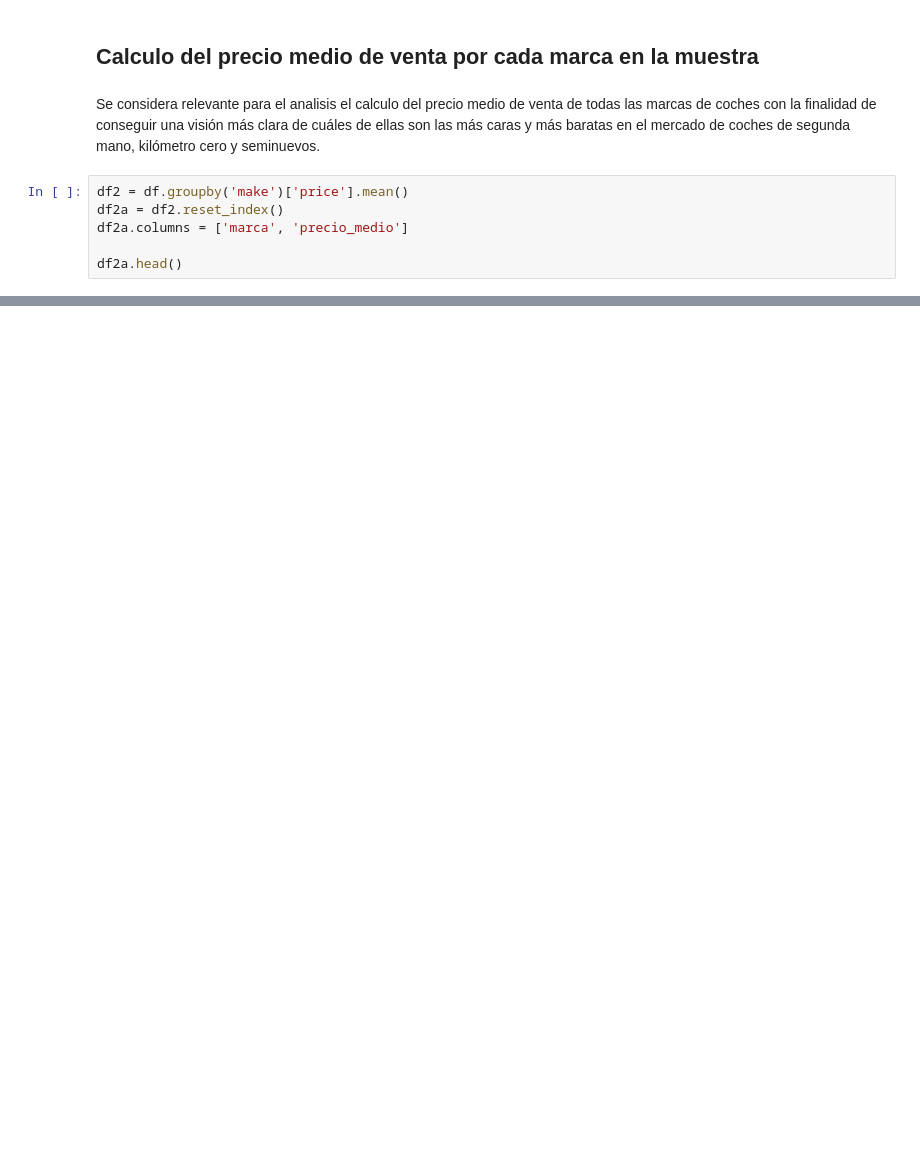
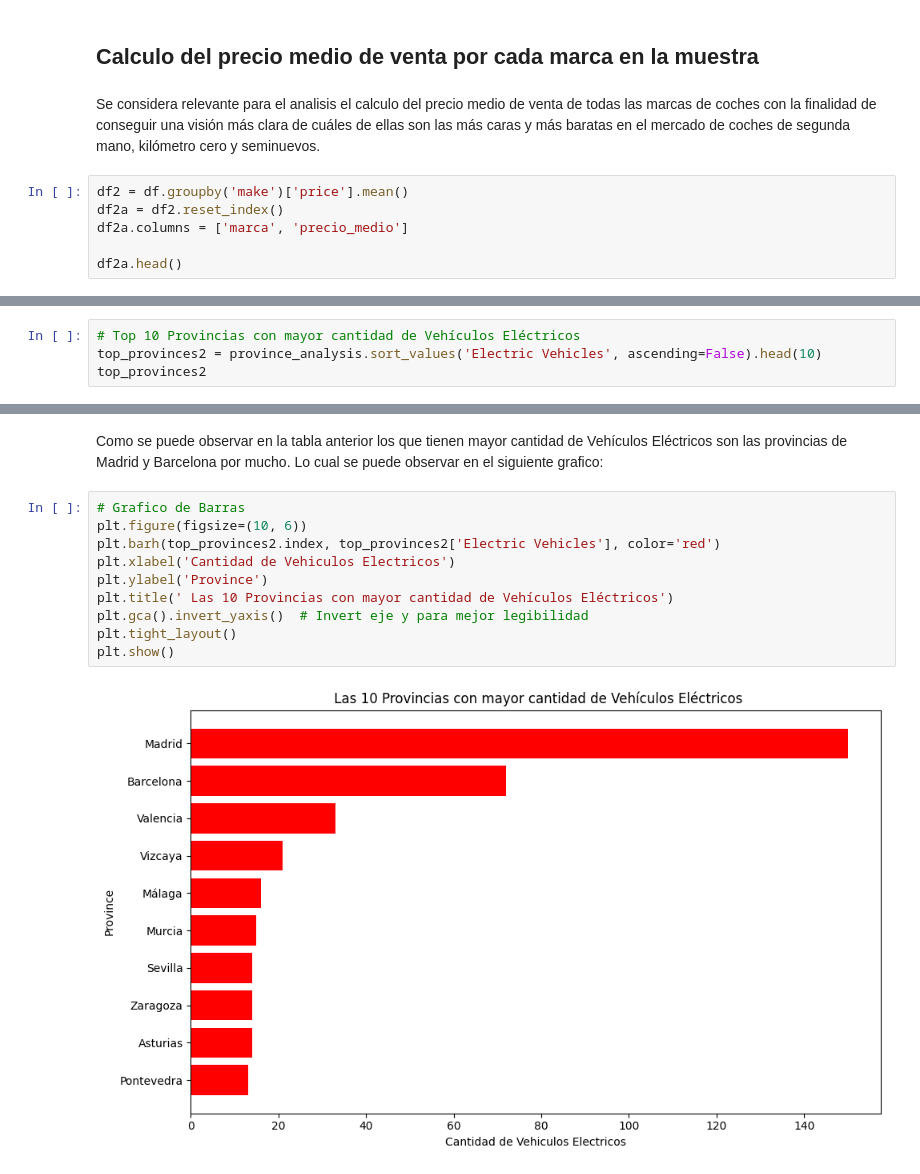
Before and after one commit to S14vcGt/Neocortex-project, a Jupyter notebook: Proyecto.ipynb, the cells around one changed output, grey strips where cells are left out. Drawn from its saved outputs; the diff is of its cells as text; blank space fills up the shorter version.

```diff
--- a/Proyecto.ipynb
+++ b/Proyecto.ipynb
@@ -40,0 +194,4 @@ fig.show()
+# %%
+# Top 10 Provincias con mayor cantidad de Vehículos Eléctricos
+top_provinces2 = province_analysis.sort_values('Electric Vehicles', ascending=False).head(10)
+top_provinces2
@@ -40,0 +211,14 @@ fig.show()
+# %% [markdown]
+Como se puede observar en la tabla anterior los que tienen mayor cantidad de Vehículos Eléctricos  son las provincias de Madrid y Barcelona por mucho. Lo cual se puede observar en el siguiente grafico:
+# %%
+# Grafico de Barras
+plt.figure(figsize=(10, 6))
+plt.barh(top_provinces2.index, top_provinces2['Electric Vehicles'], color='red')
+plt.xlabel('Cantidad de Vehiculos Electricos')
+plt.ylabel('Province')
+plt.title(' Las 10 Provincias con mayor cantidad de Vehículos Eléctricos')
+plt.gca().invert_yaxis()  # Invert eje y para mejor legibilidad
+plt.tight_layout()
+plt.show()
+# %% [output]
+[figure, added]
```
Also changed, not shown: parts of 18 cells of this notebook.
